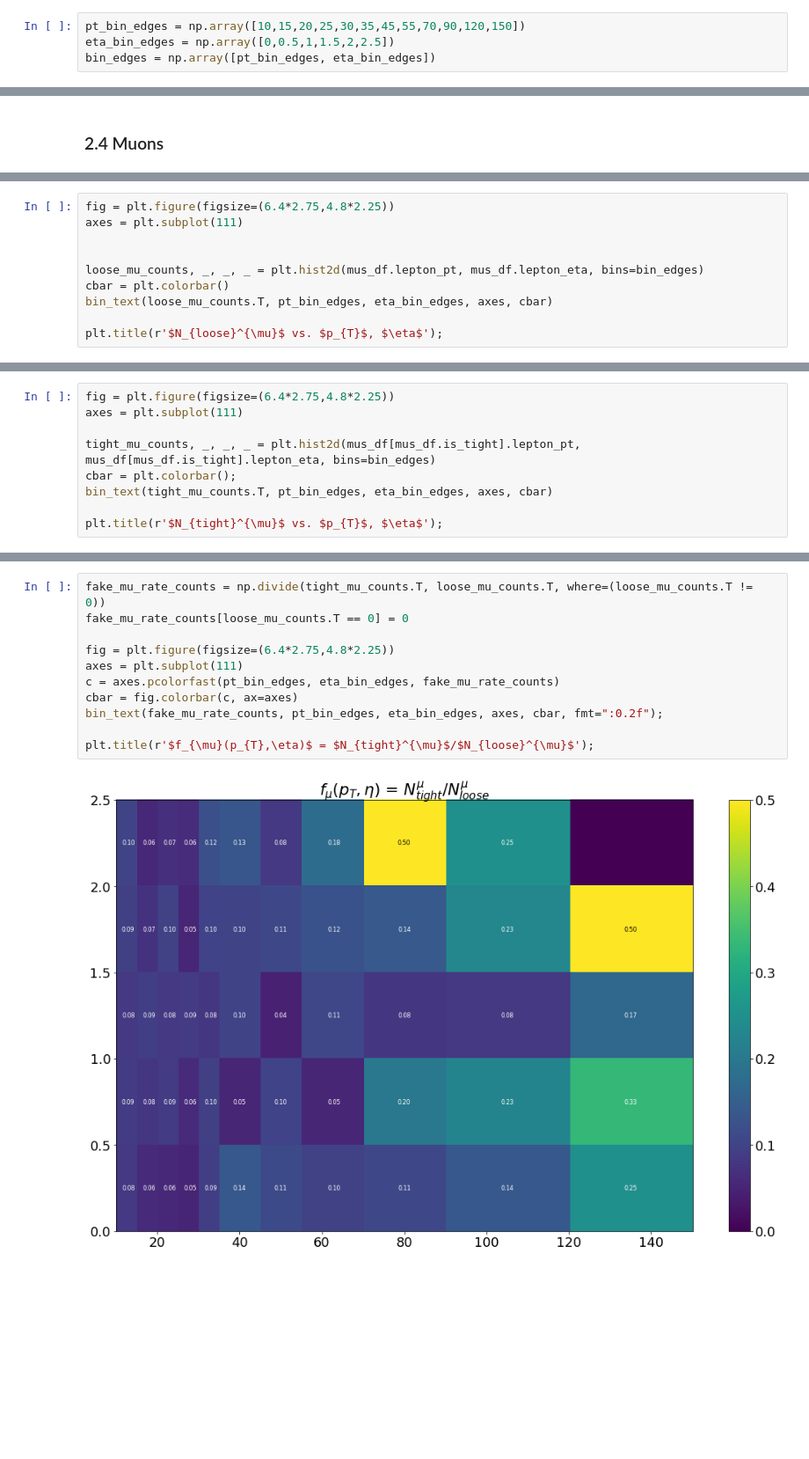
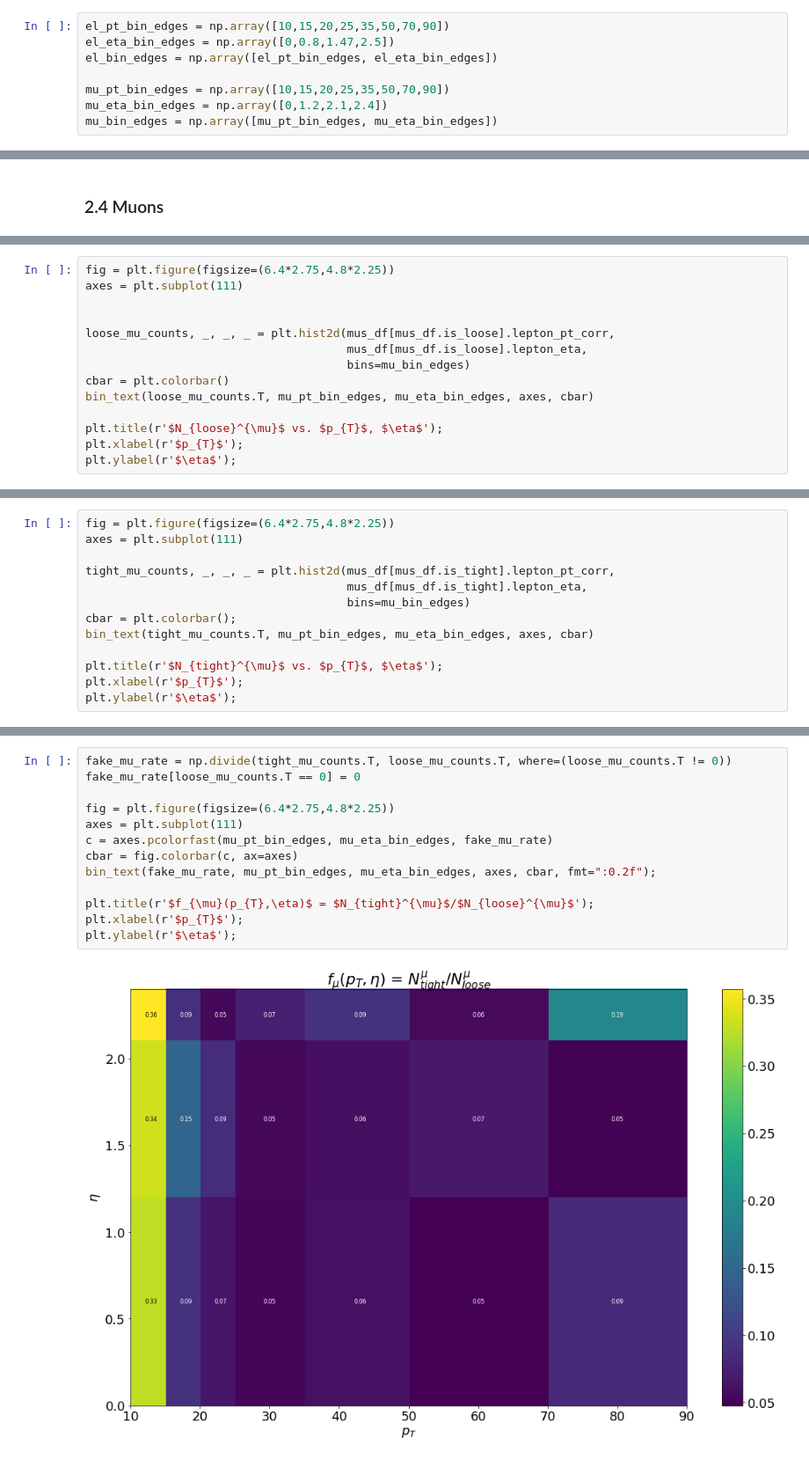
Before and after one commit to jkguiang/NanoTools, a Jupyter notebook: studies/fakes/fakes.ipynb, the cells around one changed output, grey strips where cells are left out. Shown at 88% size. Drawn from its saved outputs; the diff is of its cells as text; blank space fills up the shorter version.

```diff
--- a/studies/fakes/fakes.ipynb
+++ b/studies/fakes/fakes.ipynb
@@ -95,9 +157,13 @@ def fake_rate_1D(loose_pts, tight_pts, label="", fmt="rs"):
 # %% [markdown]
 ### 2.2 Fake rate binning
 # %%
-pt_bin_edges = np.array([10,15,20,25,30,35,45,55,70,90,120,150])
-eta_bin_edges = np.array([0,0.5,1,1.5,2,2.5])
-bin_edges = np.array([pt_bin_edges, eta_bin_edges])
+el_pt_bin_edges = np.array([10,15,20,25,35,50,70,90])
+el_eta_bin_edges = np.array([0,0.8,1.47,2.5])
+el_bin_edges = np.array([el_pt_bin_edges, el_eta_bin_edges])
+
+mu_pt_bin_edges = np.array([10,15,20,25,35,50,70,90])
+mu_eta_bin_edges = np.array([0,1.2,2.1,2.4])
+mu_bin_edges = np.array([mu_pt_bin_edges, mu_eta_bin_edges])
 # %% [markdown]
 ### 2.3 Electrons
 # %%
@@ -157,9 +257,13 @@ fig = plt.figure(figsize=(6.4*2.75,4.8*2.25))
 axes = plt.subplot(111)
 
 
-loose_mu_counts, _, _, _ = plt.hist2d(mus_df.lepton_pt, mus_df.lepton_eta, bins=bin_edges)
+loose_mu_counts, _, _, _ = plt.hist2d(mus_df[mus_df.is_loose].lepton_pt_corr,
+                                      mus_df[mus_df.is_loose].lepton_eta,
+                                      bins=mu_bin_edges)
 cbar = plt.colorbar()
-bin_text(loose_mu_counts.T, pt_bin_edges, eta_bin_edges, axes, cbar)
+bin_text(loose_mu_counts.T, mu_pt_bin_edges, mu_eta_bin_edges, axes, cbar)
 
 plt.title(r'$N_{loose}^{\mu}$ vs. $p_{T}$, $\eta$');
+plt.xlabel(r'$p_{T}$');
+plt.ylabel(r'$\eta$');
 # %% [output]
@@ -168,9 +272,13 @@ plt.title(r'$N_{loose}^{\mu}$ vs. $p_{T}$, $\eta$');
 fig = plt.figure(figsize=(6.4*2.75,4.8*2.25))
 axes = plt.subplot(111)
 
-tight_mu_counts, _, _, _ = plt.hist2d(mus_df[mus_df.is_tight].lepton_pt, mus_df[mus_df.is_tight].lepton_eta, bins=bin_edges)
+tight_mu_counts, _, _, _ = plt.hist2d(mus_df[mus_df.is_tight].lepton_pt_corr,
+                                      mus_df[mus_df.is_tight].lepton_eta,
+                                      bins=mu_bin_edges)
 cbar = plt.colorbar();
-bin_text(tight_mu_counts.T, pt_bin_edges, eta_bin_edges, axes, cbar)
+bin_text(tight_mu_counts.T, mu_pt_bin_edges, mu_eta_bin_edges, axes, cbar)
 
 plt.title(r'$N_{tight}^{\mu}$ vs. $p_{T}$, $\eta$');
+plt.xlabel(r'$p_{T}$');
+plt.ylabel(r'$\eta$');
 # %% [output]
@@ -178,13 +286,15 @@ plt.title(r'$N_{tight}^{\mu}$ vs. $p_{T}$, $\eta$');
 # %%
-fake_mu_rate_counts = np.divide(tight_mu_counts.T, loose_mu_counts.T, where=(loose_mu_counts.T != 0))
-fake_mu_rate_counts[loose_mu_counts.T == 0] = 0
+fake_mu_rate = np.divide(tight_mu_counts.T, loose_mu_counts.T, where=(loose_mu_counts.T != 0))
+fake_mu_rate[loose_mu_counts.T == 0] = 0
 
 fig = plt.figure(figsize=(6.4*2.75,4.8*2.25))
 axes = plt.subplot(111)
-c = axes.pcolorfast(pt_bin_edges, eta_bin_edges, fake_mu_rate_counts)
+c = axes.pcolorfast(mu_pt_bin_edges, mu_eta_bin_edges, fake_mu_rate)
 cbar = fig.colorbar(c, ax=axes)
-bin_text(fake_mu_rate_counts, pt_bin_edges, eta_bin_edges, axes, cbar, fmt=":0.2f");
+bin_text(fake_mu_rate, mu_pt_bin_edges, mu_eta_bin_edges, axes, cbar, fmt=":0.2f");
 
 plt.title(r'$f_{\mu}(p_{T},\eta)$ = $N_{tight}^{\mu}$/$N_{loose}^{\mu}$');
+plt.xlabel(r'$p_{T}$');
+plt.ylabel(r'$\eta$');
 # %% [output]
-[figure, old version]
+[figure, new version]
```
Also changed, not shown: parts of 22 cells of this notebook.
